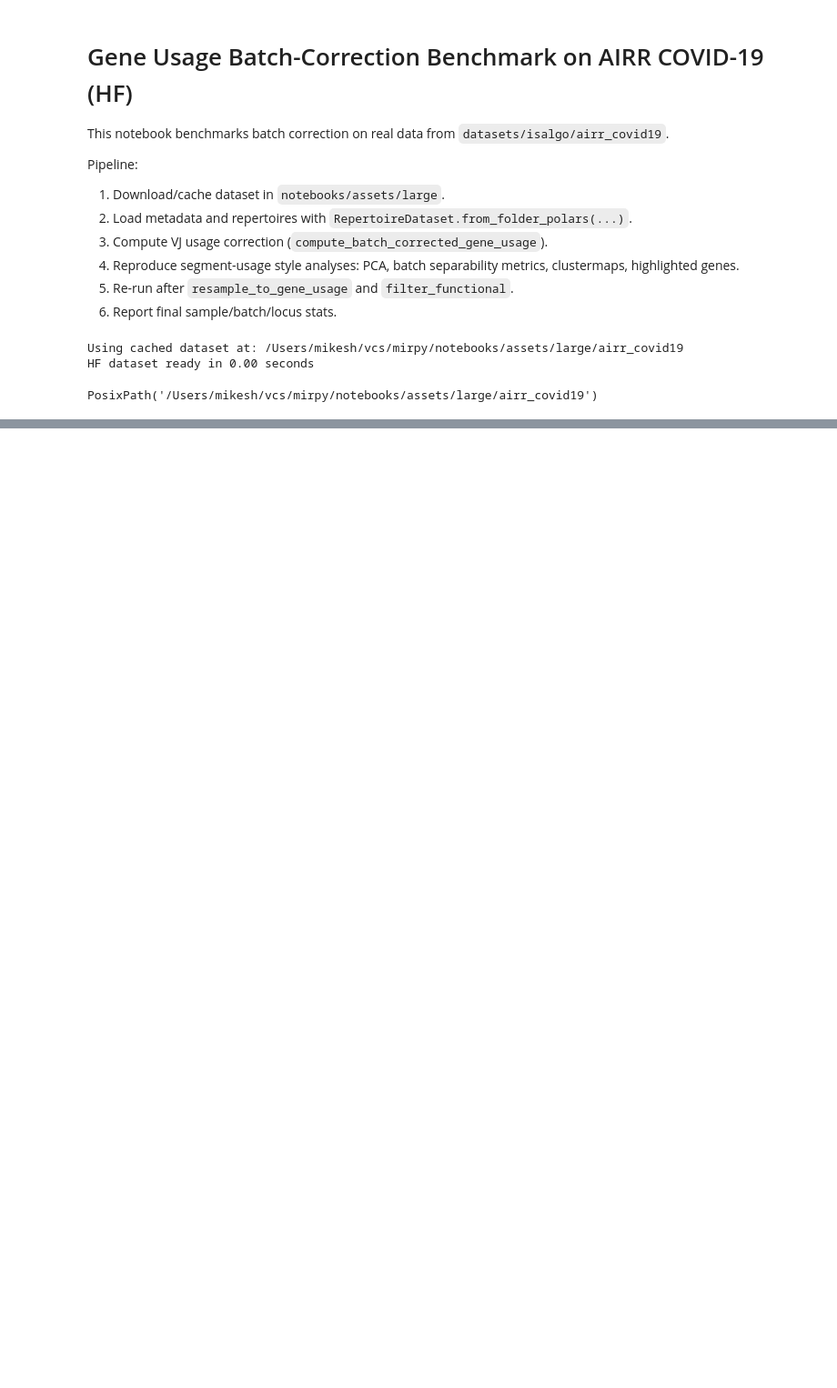
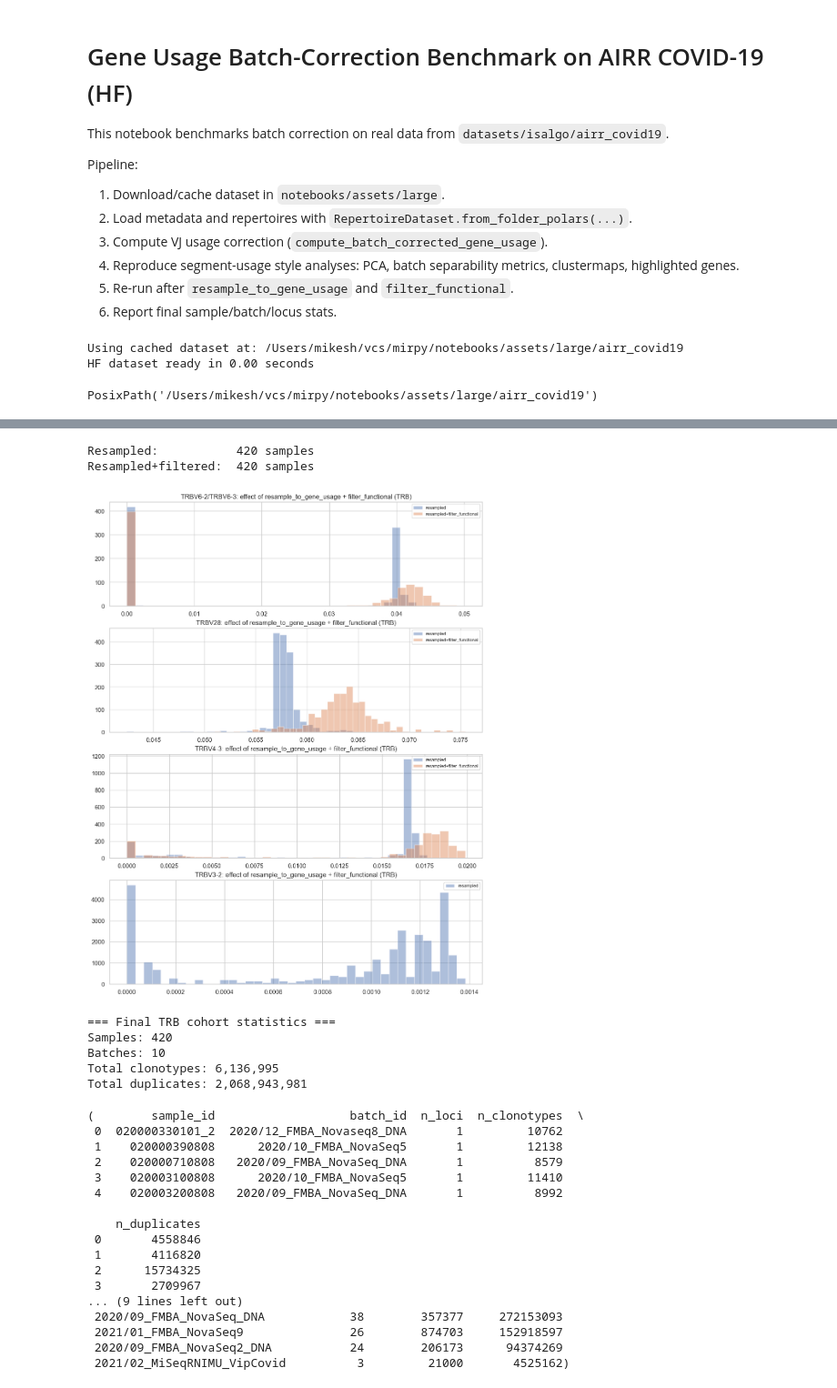
Before and after one commit to antigenomics/mirpy, a Jupyter notebook: notebooks/gene_usage_correction.ipynb, the cells around one changed output, grey strips where cells are left out. Shown at 91% size. Drawn from its saved outputs; the diff is of its cells as text; code cells hidden in the pictures; blank space fills up the shorter version.

```diff
--- a/notebooks/gene_usage_correction.ipynb
+++ b/notebooks/gene_usage_correction.ipynb
@@ -523,35 +542,65 @@ if n_g == 1:
     axes = [axes]
 
 for ax, g in zip(axes, genes_to_show):
-    d = dist_comp[dist_comp['gene_plot'] == g]
-    sns.histplot(data=d, x='p', hue='dataset', bins=40, stat='density', common_norm=False, alpha=0.45, ax=ax)
+    d = dist_comp[dist_comp['gene_plot'] == g].copy()
+    for ds_name, grp in d.groupby('dataset', sort=False):
+        vals = pd.to_numeric(grp['p'], errors='coerce').replace([np.inf, -np.inf], np.nan).dropna()
+        if len(vals) > 0:
+            ax.hist(vals, bins=40, density=True, alpha=0.45, label=str(ds_name))
     ax.set_title(f'{g}: effect of resample_to_gene_usage + filter_functional (TRB)')
+    ax.legend(fontsize=8)
 
 plt.show()
 
 # --- Final cohort statistics ---
 sample_rows = []
 for sid, srep in dataset.samples.items():
     n_clones = sum(len(lr.clonotypes) for lr in srep.loci.values())
     n_dups   = sum(sum(c.duplicate_count for c in lr.clonotypes) for lr in srep.loci.values())
     sample_rows.append({
         'sample_id': sid,
         'batch_id':  str(dataset.metadata[sid].get('batch_id', 'NA')),
         'n_loci':    len(srep.loci),
         'n_clonotypes': n_clones,
         'n_duplicates': n_dups,
     })
 
 stats_df = pd.DataFrame(sample_rows)
 batch_stats = stats_df.groupby('batch_id').agg(
     n_samples=('sample_id', 'nunique'),
     n_clonotypes=('n_clonotypes', 'sum'),
     n_duplicates=('n_duplicates', 'sum'),
 ).sort_values('n_samples', ascending=False)
 
 print('\n=== Final TRB cohort statistics ===')
 print(f'Samples: {stats_df["sample_id"].nunique()}')
 print(f'Batches: {stats_df["batch_id"].nunique()}')
 print(f'Total clonotypes: {stats_df["n_clonotypes"].sum():,}')
 print(f'Total duplicates: {stats_df["n_duplicates"].sum():,}')
 stats_df.head(), batch_stats
+# %% [output]
+Resampled:           420 samples
+Resampled+filtered:  420 samples
+[figure, added]
+=== Final TRB cohort statistics ===
+Samples: 420
+Batches: 10
+Total clonotypes: 6,136,995
+Total duplicates: 2,068,943,981
+(        sample_id                   batch_id  n_loci  n_clonotypes  \
+ 0  020000330101_2  2020/12_FMBA_Novaseq8_DNA       1         10762
+ 1    020000390808      2020/10_FMBA_NovaSeq5       1         12138
+ 2    020000710808   2020/09_FMBA_NovaSeq_DNA       1          8579
+ 3    020003100808      2020/10_FMBA_NovaSeq5       1         11410
+ 4    020003200808   2020/09_FMBA_NovaSeq_DNA       1          8992
+
+    n_duplicates
+ 0       4558846
+ 1       4116820
+ 2      15734325
+ 3       2709967
+... (9 lines left out)
+ 2020/09_FMBA_NovaSeq_DNA            38        357377     272153093
+ 2021/01_FMBA_NovaSeq9               26        874703     152918597
+ 2020/09_FMBA_NovaSeq2_DNA           24        206173      94374269
+ 2021/02_MiSeqRNIMU_VipCovid          3         21000       4525162)
```
Also changed, not shown: parts of 5 cells of this notebook.
